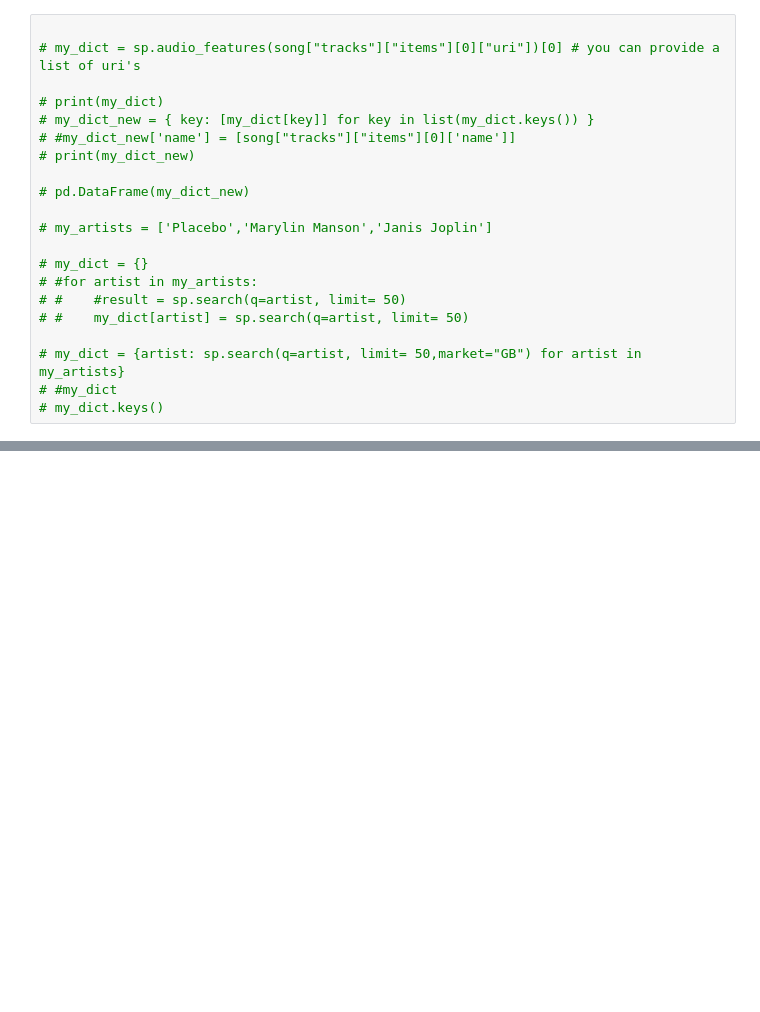
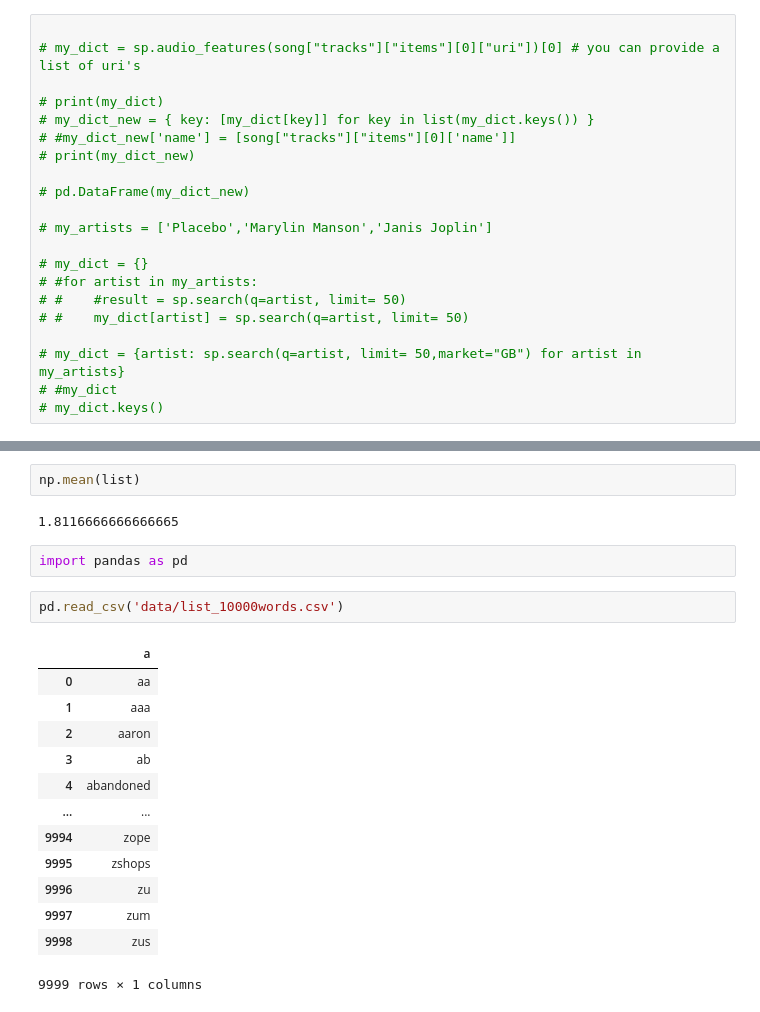
Before and after one commit to ElRapa/Song_Recommender, a Jupyter notebook: test_notebook.ipynb, the cells around one changed output, grey strips where cells are left out. Drawn from its saved outputs; the diff is of its cells as text; blank space fills up the shorter version.

```diff
--- a/test_notebook.ipynb
+++ b/test_notebook.ipynb
@@ -191,0 +299,22 @@ TypeError: list indices must be integers or slices, not dict
+# %%
+np.mean(list)
+# %% [output]
+1.8116666666666665
+# %%
+import pandas as pd
+# %%
+pd.read_csv('data/list_10000words.csv')
+# %% [output]
+|  | a |
+| 0 | aa |
+| 1 | aaa |
+| 2 | aaron |
+| 3 | ab |
+| 4 | abandoned |
+| ... | ... |
+| 9994 | zope |
+| 9995 | zshops |
+| 9996 | zu |
+| 9997 | zum |
+| 9998 | zus |
+9999 rows × 1 columns
```
Also changed, not shown: parts of 9 cells of this notebook, 10 other files.
